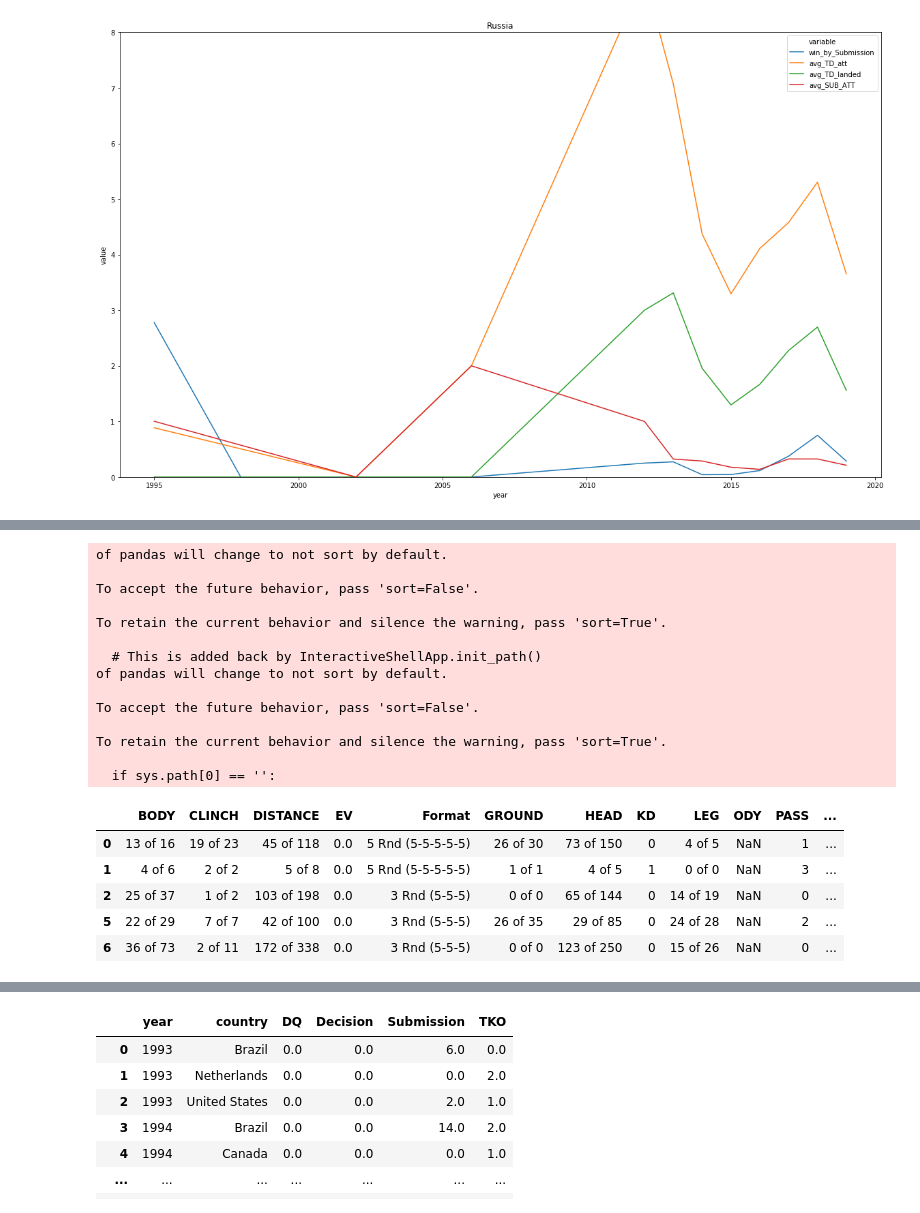
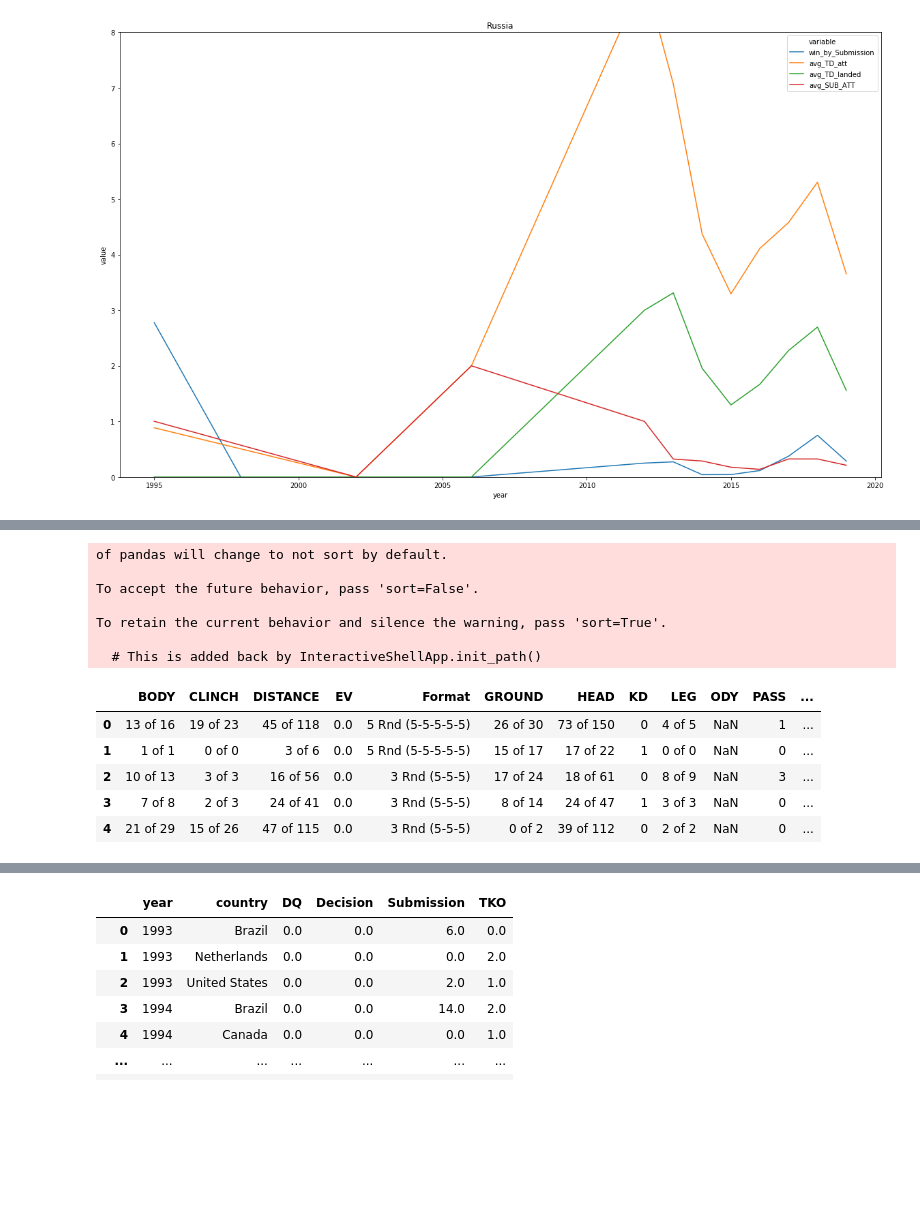
Before and after one commit to ekoly/DS-Unit-1-Build, a Jupyter notebook: ipynb/explore_data.ipynb, the cells around one changed output, grey strips where cells are left out. Drawn from its saved outputs; the diff is of its cells as text; code cells hidden in the pictures; blank space fills up the shorter version.

```diff
--- a/ipynb/explore_data.ipynb
+++ b/ipynb/explore_data.ipynb
@@ -596,36 +609,38 @@ raw_dat_df
 # %%
+# same as earlier: we want one row per fighter
 both_columns = ["Referee", "Format", "last_round", "last_round_time", "win_by", "date", "Winner"]
 red_columns = [col for col in raw_dat_df if col.startswith("R_")] + both_columns
 blue_columns = [col for col in raw_dat_df if col.startswith("B_")] + both_columns
 
 red = raw_dat_df[red_columns]
 blue = raw_dat_df[blue_columns]
 
 red.columns = [col.strip("R_") for col in red.columns]
 blue.columns = [col.strip("B_") for col in blue.columns]
 
 fights_df = pd.concat([red, blue])
-winners_df = pd.concat([red, blue])
-winners_df = winners_df[winners_df["fighter"] == winners_df["Winner"]]
+
+fights_df["year"] = fights_df["date"].apply(lambda x: x[-4:]) # get year
+fights_df["outcome"] = fights_df["win_by"].apply(lambda x: "Decision" if x.startswith("Decision") else x) # aggregate different types of decisions
+fights_df["outcome"] = fights_df["outcome"].apply(lambda x: "TKO" if "TKO" in x else x) # aggregate different types of TKO
+
+# merge with sheet_df which includes country of origin
+fights_df = fights_df.merge(sheet_df, left_on="fighter", right_on="name")
+
+# make a seperate dataframe for only fights in which the fighter won the fight
+winners_df = fights_df[fights_df["fighter"] == fights_df["Winner"]]
 winners_df.head()
 # %% [output]
 of pandas will change to not sort by default.
 
 To accept the future behavior, pass 'sort=False'.
 
 To retain the current behavior and silence the warning, pass 'sort=True'.
 
   # This is added back by InteractiveShellApp.init_path()
-of pandas will change to not sort by default.
-
-To accept the future behavior, pass 'sort=False'.
-
-To retain the current behavior and silence the warning, pass 'sort=True'.
-
-  if sys.path[0] == '':
 |  | BODY | CLINCH | DISTANCE | EV | Format | GROUND | HEAD | KD | LEG | ODY | PASS | ... |
 | 0 | 13 of 16 | 19 of 23 | 45 of 118 | 0.0 | 5 Rnd (5-5-5-5-5) | 26 of 30 | 73 of 150 | 0 | 4 of 5 | NaN | 1 | ... |
-| 1 | 4 of 6 | 2 of 2 | 5 of 8 | 0.0 | 5 Rnd (5-5-5-5-5) | 1 of 1 | 4 of 5 | 1 | 0 of 0 | NaN | 3 | ... |
-| 2 | 25 of 37 | 1 of 2 | 103 of 198 | 0.0 | 3 Rnd (5-5-5) | 0 of 0 | 65 of 144 | 0 | 14 of 19 | NaN | 0 | ... |
-| 5 | 22 of 29 | 7 of 7 | 42 of 100 | 0.0 | 3 Rnd (5-5-5) | 26 of 35 | 29 of 85 | 0 | 24 of 28 | NaN | 2 | ... |
-| 6 | 36 of 73 | 2 of 11 | 172 of 338 | 0.0 | 3 Rnd (5-5-5) | 0 of 0 | 123 of 250 | 0 | 15 of 26 | NaN | 0 | ... |
+| 1 | 1 of 1 | 0 of 0 | 3 of 6 | 0.0 | 5 Rnd (5-5-5-5-5) | 15 of 17 | 17 of 22 | 1 | 0 of 0 | NaN | 0 | ... |
+| 2 | 10 of 13 | 3 of 3 | 16 of 56 | 0.0 | 3 Rnd (5-5-5) | 17 of 24 | 18 of 61 | 0 | 8 of 9 | NaN | 3 | ... |
+| 3 | 7 of 8 | 2 of 3 | 24 of 41 | 0.0 | 3 Rnd (5-5-5) | 8 of 14 | 24 of 47 | 1 | 3 of 3 | NaN | 0 | ... |
+| 4 | 21 of 29 | 15 of 26 | 47 of 115 | 0.0 | 3 Rnd (5-5-5) | 0 of 2 | 39 of 112 | 0 | 2 of 2 | NaN | 0 | ... |
```
Also changed, not shown: parts of 22 cells of this notebook.
